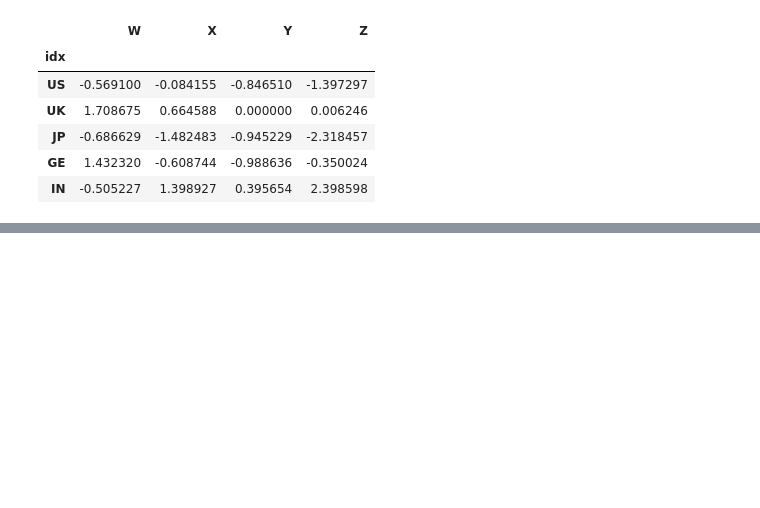
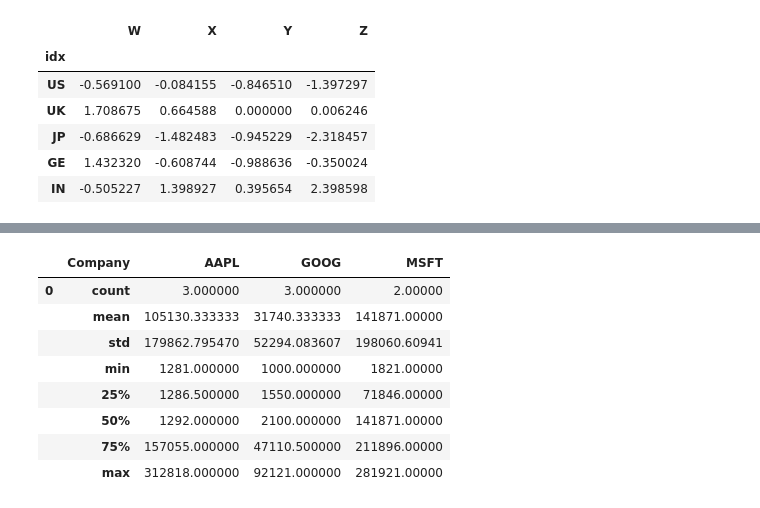
Before and after one commit to pksvv/purdue-ML-D2, a Jupyter notebook: Pandas.ipynb, the cells around one changed output, grey strips where cells are left out. Saved outputs shown, nothing was run; the diff lists cells and outputs as text; code cells hidden in the pictures; blank space fills up the shorter version.

```diff
--- a/Pandas.ipynb
+++ b/Pandas.ipynb
@@ -362,0 +531,12 @@ df.set_index('idx')
+# %%
+df.groupby('Company').describe().transpose()
+# %% [output]
+|  | Company | AAPL | GOOG | MSFT |
+| 0 | count | 3.000000 | 3.000000 | 2.00000 |
+|  | mean | 105130.333333 | 31740.333333 | 141871.00000 |
+|  | std | 179862.795470 | 52294.083607 | 198060.60941 |
+|  | min | 1281.000000 | 1000.000000 | 1821.00000 |
+|  | 25% | 1286.500000 | 1550.000000 | 71846.00000 |
+|  | 50% | 1292.000000 | 2100.000000 | 141871.00000 |
+|  | 75% | 157055.000000 | 47110.500000 | 211896.00000 |
+|  | max | 312818.000000 | 92121.000000 | 281921.00000 |
```
Also changed, not shown: parts of 39 cells of this notebook.
